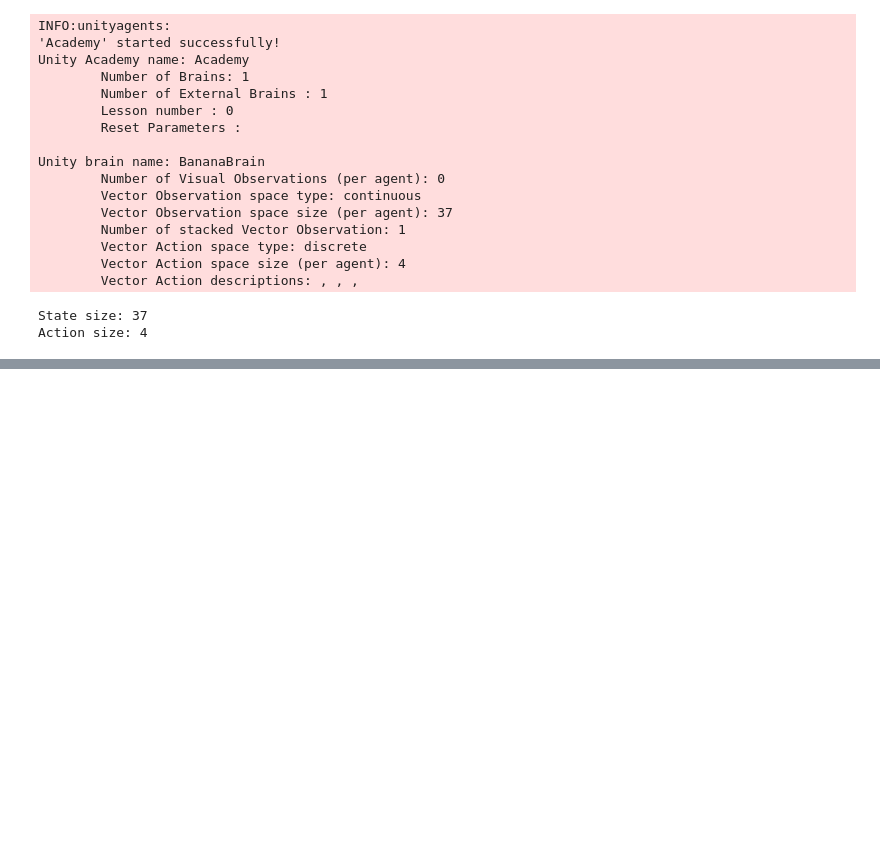
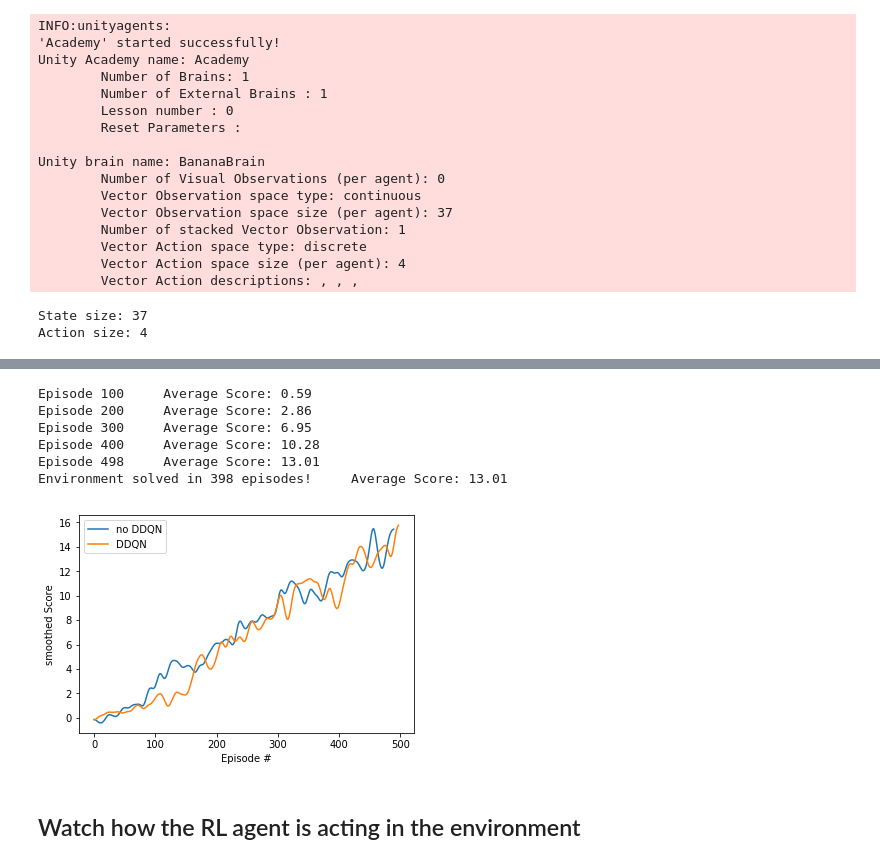
Before and after one commit to clauszitzelsberger/Navigation_RL, a Jupyter notebook: report.ipynb, the cells around one changed output, grey strips where cells are left out. Saved outputs shown, nothing was run; the diff lists cells and outputs as text; code cells hidden in the pictures; blank space fills up the shorter version.

```diff
--- a/report.ipynb
+++ b/report.ipynb
@@ -63,2 +168,2 @@ Action size: 4
 # %%
-agent = Agent(state_size, action_size, hidden_layers=[256, 128, 64])
+agent2 = Agent(state_size, action_size, hidden_layers=[256, 128, 64], ddqn=True)
@@ -138,3 +170,17 @@ Environment solved in 413 episodes!     Average Score: 13.02
+# %%
+scores_ddqn = dqn(env, brain_name, agent2, n_episodes=2000)
+plot_scores({'no DDQN': scores_no_ddqn,
+             'DDQN': scores_ddqn})
+# %% [output]
+Episode 100     Average Score: 0.59
+Episode 200     Average Score: 2.86
+Episode 300     Average Score: 6.95
+Episode 400     Average Score: 10.28
+Episode 498     Average Score: 13.01
+Environment solved in 398 episodes!     Average Score: 13.01
+[figure, added]
+# %% [markdown]
+## Watch how the RL agent is acting in the environment
 # %%
 def load_checkpoints(filepath):
     checkpoint = torch.load(filepath)
```
Also changed, not shown: parts of 16 cells of this notebook, 4 other files.
